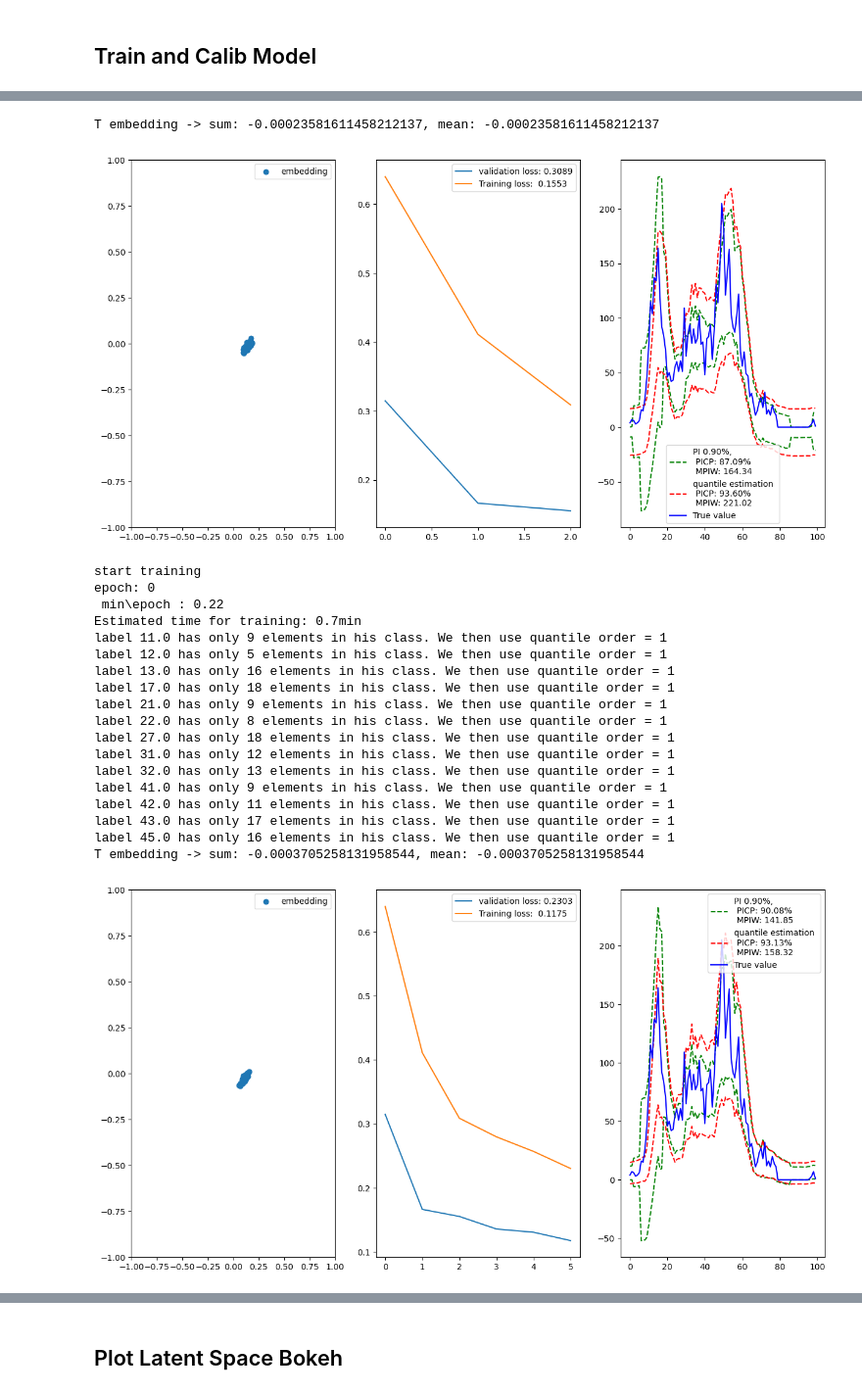
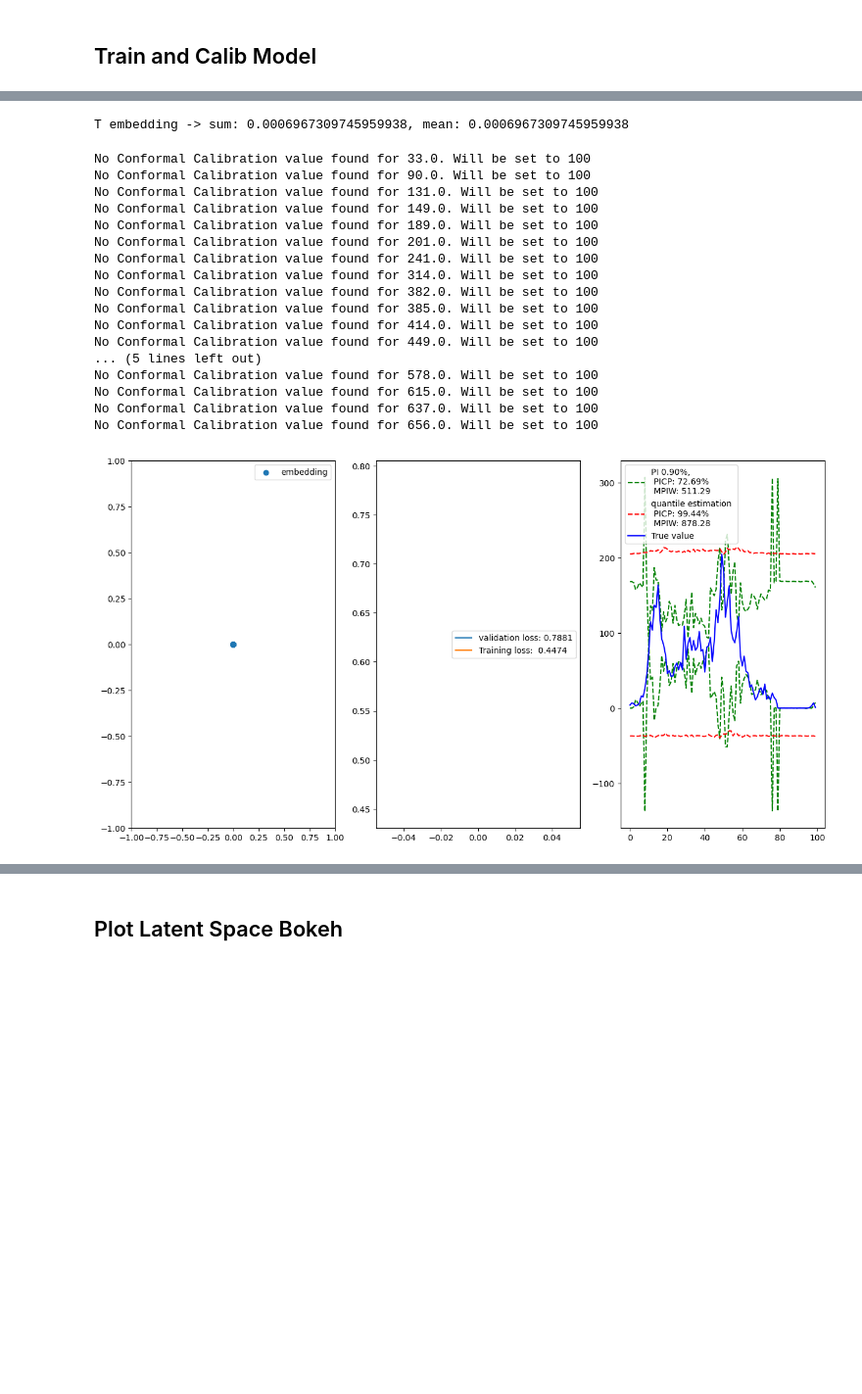
Before and after one commit to Fr-ocasting/prediction-validation, a Jupyter notebook: test_embedding_temporel.ipynb, the cells around one changed output, grey strips where cells are left out. Shown at 98% size. Cells and saved outputs as stored; diff of their text form; code cells hidden in the pictures; blank space fills up the shorter version.

```diff
--- a/test_embedding_temporel.ipynb
+++ b/test_embedding_temporel.ipynb
@@ -50,19 +48,19 @@ model_name = 'STGCN'  #CNN
 single_station = False   # Quick Training if True
 
 # Choose config
-config_Tembed = get_config_embed(Encoded_dims = [24,7],embedding_dim = 2,position = 'input')
 config = get_config(model_name = model_name,other_params= {'seq_length':L})
 #config = get_config(model_name = model_name,learn_graph_structure = True,other_params= {'seq_length':L})  # MTGNN
-
 args = get_parameters(config)
-args_embedding = get_parameters(config_Tembed,description = 'TimeEmbedding')
 
 
 
 # Modification :
-args.calendar_class = 1
+args.calendar_class = 2
+args.epochs = 1
 
-
-
-# Print config :
-display_config(args,args_embedding)
+# Pour que ce soit repetable, même model
+args.act_func = 'glu'
+args.Ks = 2
+args.graph_conv_type = 'cheb_graph_conv'
+args.gso_type = 'sym_norm_lap'
+args.optimizer = 'adam'
@@ -79,8 +69,13 @@ Optimizer: adam
 # %%
 # Load dataset, dataloader, loss function, Model, Optimizer, Trainer
 df = subway_in[['Ampère Victor Hugo']] if single_station else subway_in
-dataset,data_loader,dic_class2rpz,dic_rpz2class = data_generator(df,args,time_step_per_hour,step_ahead,H,D,W,invalid_dates)
+dataset,data_loader,dic_class2rpz,dic_rpz2class,nb_words_embedding = data_generator(df,args,time_step_per_hour,step_ahead,H,D,W,invalid_dates)
 
+# Time Embedding Config
+config_Tembed = get_config_embed(nb_words_embedding = nb_words_embedding,embedding_dim = 2,position = 'input')
+args_embedding = get_parameters(config_Tembed,description = 'TimeEmbedding')
+# Print config :
+display_config(args,args_embedding)
 # Quantile Loss
 loss_function = get_loss(args.loss_function_type,args)
 
@@ -120,30 +133,28 @@ label 45.0 has only 16 elements in his class. We then use quantile order = 1
 # %%
 # Train and plot :
-for nb_visu in range(10):
+for nb_visu in range(1):
     visualize_prediction_and_embedding_space(trainer,dataset,Q,args,args_embedding,plot2D = True,plot3D=False)
     trainer.train_and_valid(mod = 1000)  # Récupère les conformity scores sur I1, avec les estimations faites precedemment
     Q = trainer.conformal_calibration(args.alpha,dataset,conformity_scores_type =args.conformity_scores_type, quantile_method = args.quantile_method)  # calibration for PI 90%
 # %% [output]
-T embedding -> sum: -0.00023581611458212137, mean: -0.00023581611458212137
+T embedding -> sum: 0.0006967309745959938, mean: 0.0006967309745959938
+No Conformal Calibration value found for 33.0. Will be set to 100
+No Conformal Calibration value found for 90.0. Will be set to 100
+No Conformal Calibration value found for 131.0. Will be set to 100
+No Conformal Calibration value found for 149.0. Will be set to 100
+No Conformal Calibration value found for 189.0. Will be set to 100
+No Conformal Calibration value found for 201.0. Will be set to 100
+No Conformal Calibration value found for 241.0. Will be set to 100
+No Conformal Calibration value found for 314.0. Will be set to 100
+No Conformal Calibration value found for 382.0. Will be set to 100
+No Conformal Calibration value found for 385.0. Will be set to 100
+No Conformal Calibration value found for 414.0. Will be set to 100
+No Conformal Calibration value found for 449.0. Will be set to 100
+... (5 lines left out)
+No Conformal Calibration value found for 578.0. Will be set to 100
+No Conformal Calibration value found for 615.0. Will be set to 100
+No Conformal Calibration value found for 637.0. Will be set to 100
+No Conformal Calibration value found for 656.0. Will be set to 100
-[figure, old version]
+[figure, new version]
-start training
-epoch: 0
- min\epoch : 0.22
-Estimated time for training: 0.7min
-label 11.0 has only 9 elements in his class. We then use quantile order = 1
-label 12.0 has only 5 elements in his class. We then use quantile order = 1
-label 13.0 has only 16 elements in his class. We then use quantile order = 1
-label 17.0 has only 18 elements in his class. We then use quantile order = 1
-label 21.0 has only 9 elements in his class. We then use quantile order = 1
-label 22.0 has only 8 elements in his class. We then use quantile order = 1
-label 27.0 has only 18 elements in his class. We then use quantile order = 1
-label 31.0 has only 12 elements in his class. We then use quantile order = 1
-label 32.0 has only 13 elements in his class. We then use quantile order = 1
-label 41.0 has only 9 elements in his class. We then use quantile order = 1
-label 42.0 has only 11 elements in his class. We then use quantile order = 1
-label 43.0 has only 17 elements in his class. We then use quantile order = 1
-label 45.0 has only 16 elements in his class. We then use quantile order = 1
-T embedding -> sum: -0.0003705258131958544, mean: -0.0003705258131958544
-[figure, removed]
 start training
 epoch: 0
```
Also changed, not shown: parts of 9 cells of this notebook, 11 other files.
